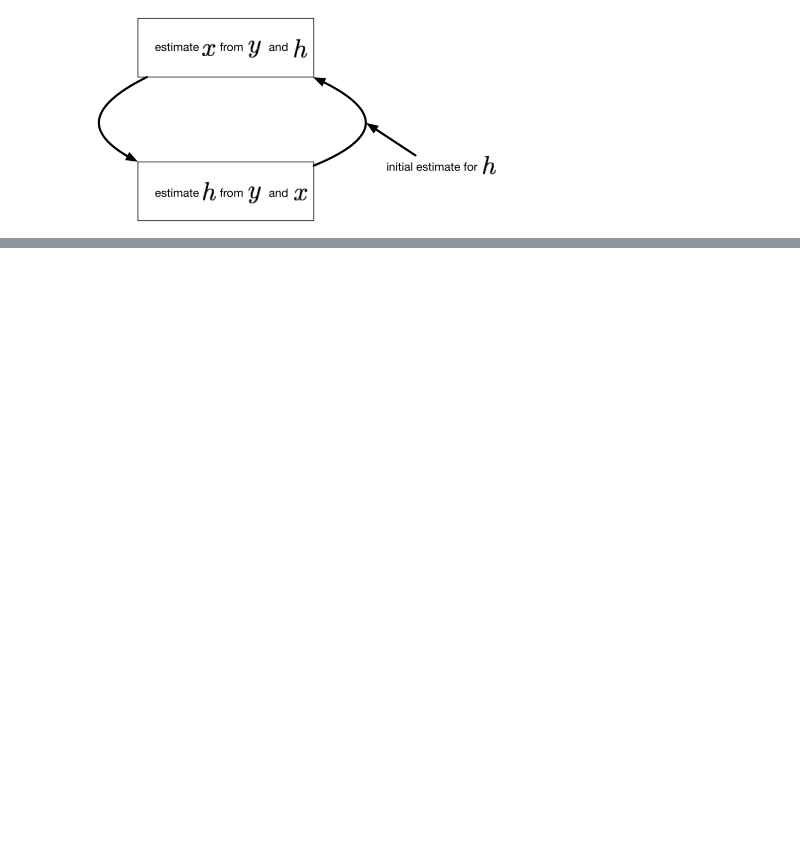
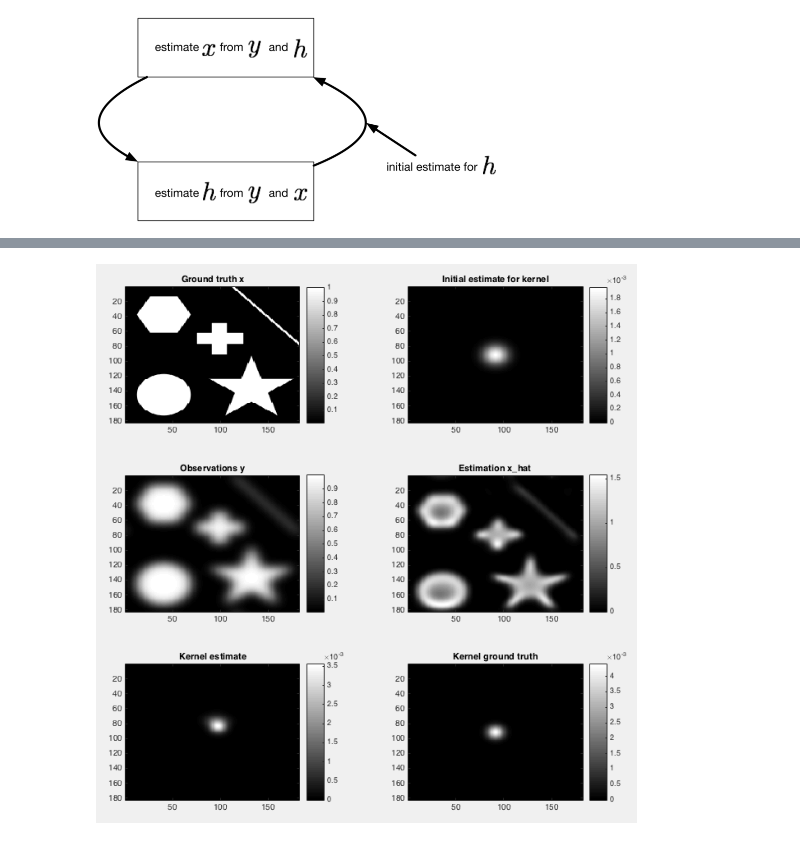
Before and after one commit to stsievert/ece533_finalproj, a Jupyter notebook: Final Report.ipynb, the cells around one changed output, grey strips where cells are left out. Drawn from its saved outputs; the diff is of its cells as text; code cells hidden in the pictures; blank space fills up the shorter version.

```diff
--- a/Final Report.ipynb
+++ b/Final Report.ipynb
@@ -91,0 +179,4 @@ For more detail on this alternating minimization method, see [Gorski et. al.]
+# %%
+Image(filename='figures/lucy_lucy.png')
+# %% [output]
+[figure, added]
```
Also changed, not shown: parts of 18 cells of this notebook.
